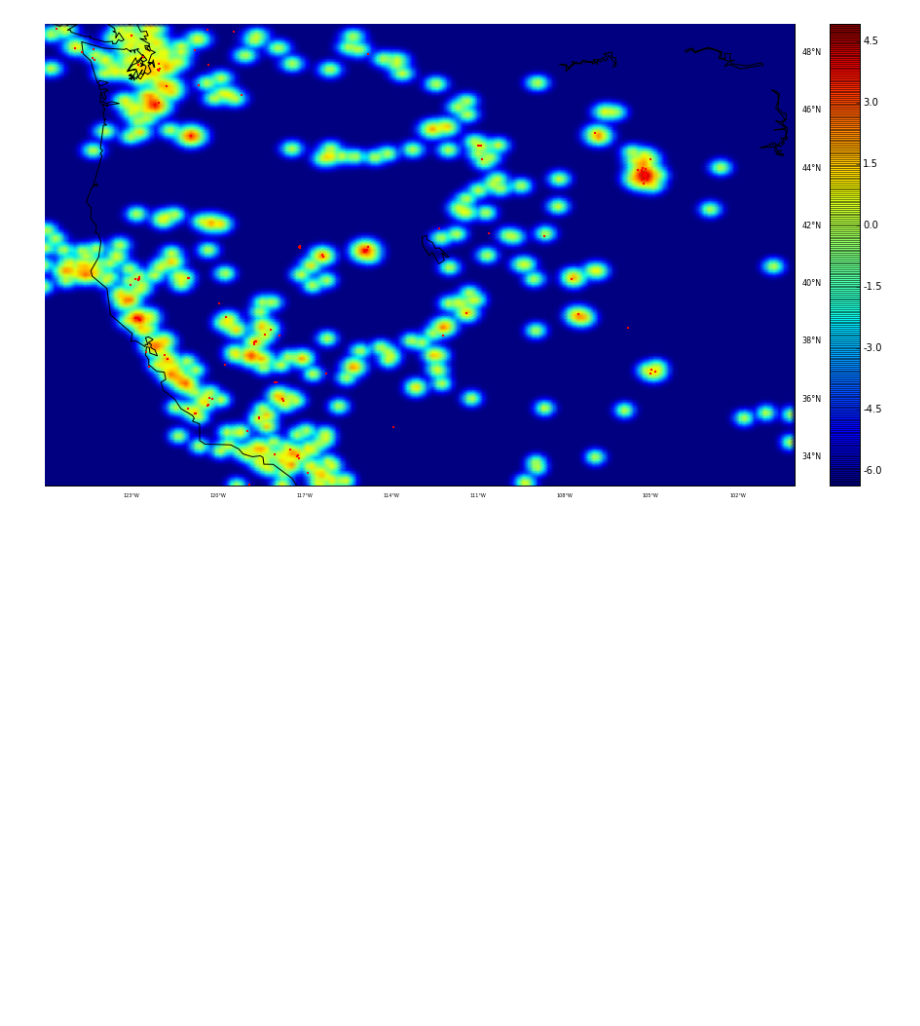
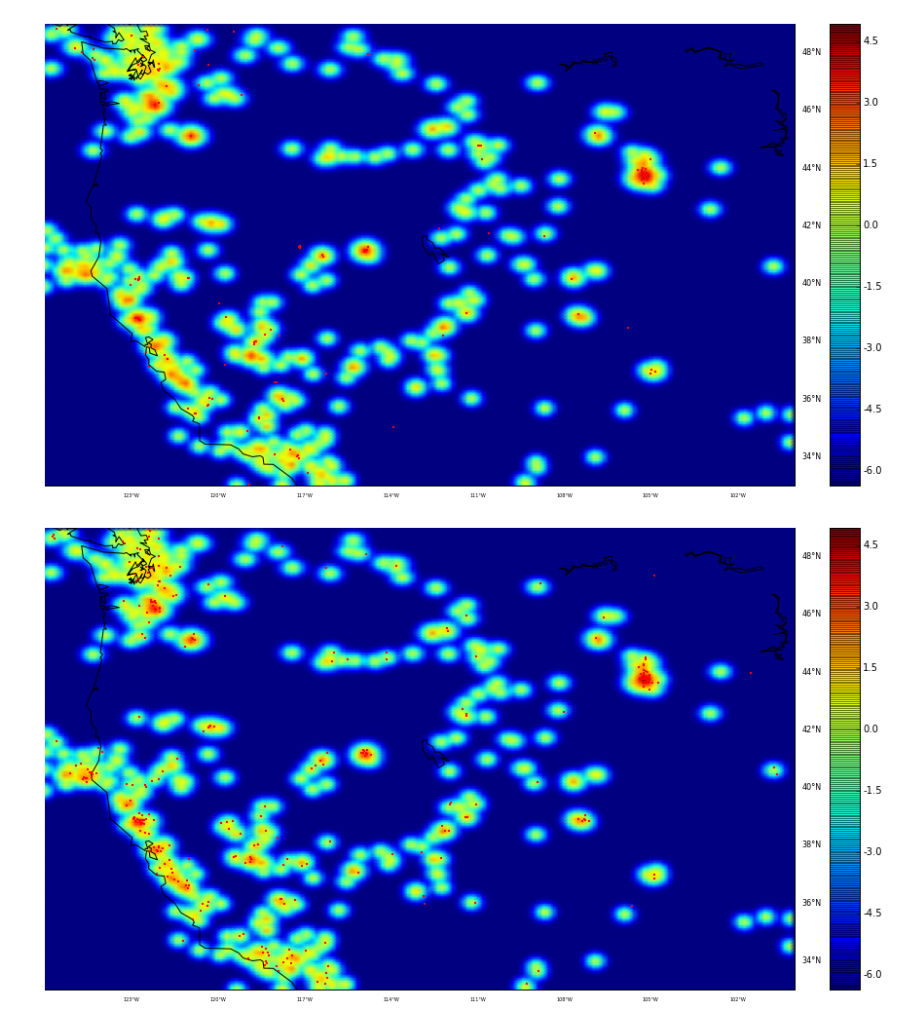
Before and after one commit to davmre/sigvisa, a Jupyter notebook: notebooks/thesis/testing_priors.ipynb, the cells around one changed output. Cells and saved outputs as stored; diff of their text form; code cells hidden in the pictures; blank space fills up the shorter version.

```diff
--- a/notebooks/thesis/testing_priors.ipynb
+++ b/notebooks/thesis/testing_priors.ipynb
@@ -55,3 +55,24 @@ scplot = hm.bmap.scatter(normed_locations[:, 0], normed_locations[:, 1],
                          marker=".", color="red")
 # %% [output]
 [figure]
+# %%
+s = Sigvisa()
+sampled = []
+for i in range(300):
+    lon, lat, depth = s.sigmodel.event_location_prior_sample()
+    sampled.append((lon, lat, depth))
+# %%
+hm = EventHeatmap(f=prior_lp, left_lon=-126, right_lon=-100, top_lat=49, bottom_lat=33, calc=True, n=150)
+
+f = plt.figure(figsize=(15, 15))
+ax = plt.gca()
+hm.init_bmap(axes=ax, nofillcontinents=True, projection="cyl")
+hm.plot_earth()
+hm.plot_density(smooth=True)
+
+normed_locations = np.array([hm.normalize_lonlat(*location[:2]) for location in sampled ])
+scplot = hm.bmap.scatter(normed_locations[:, 0], normed_locations[:, 1],
+                         alpha=1.0, s=6, zorder=10,
+                         marker=".", color="red")
+# %% [output]
+[figure, added]
```
Also changed, not shown: 15 other files.
